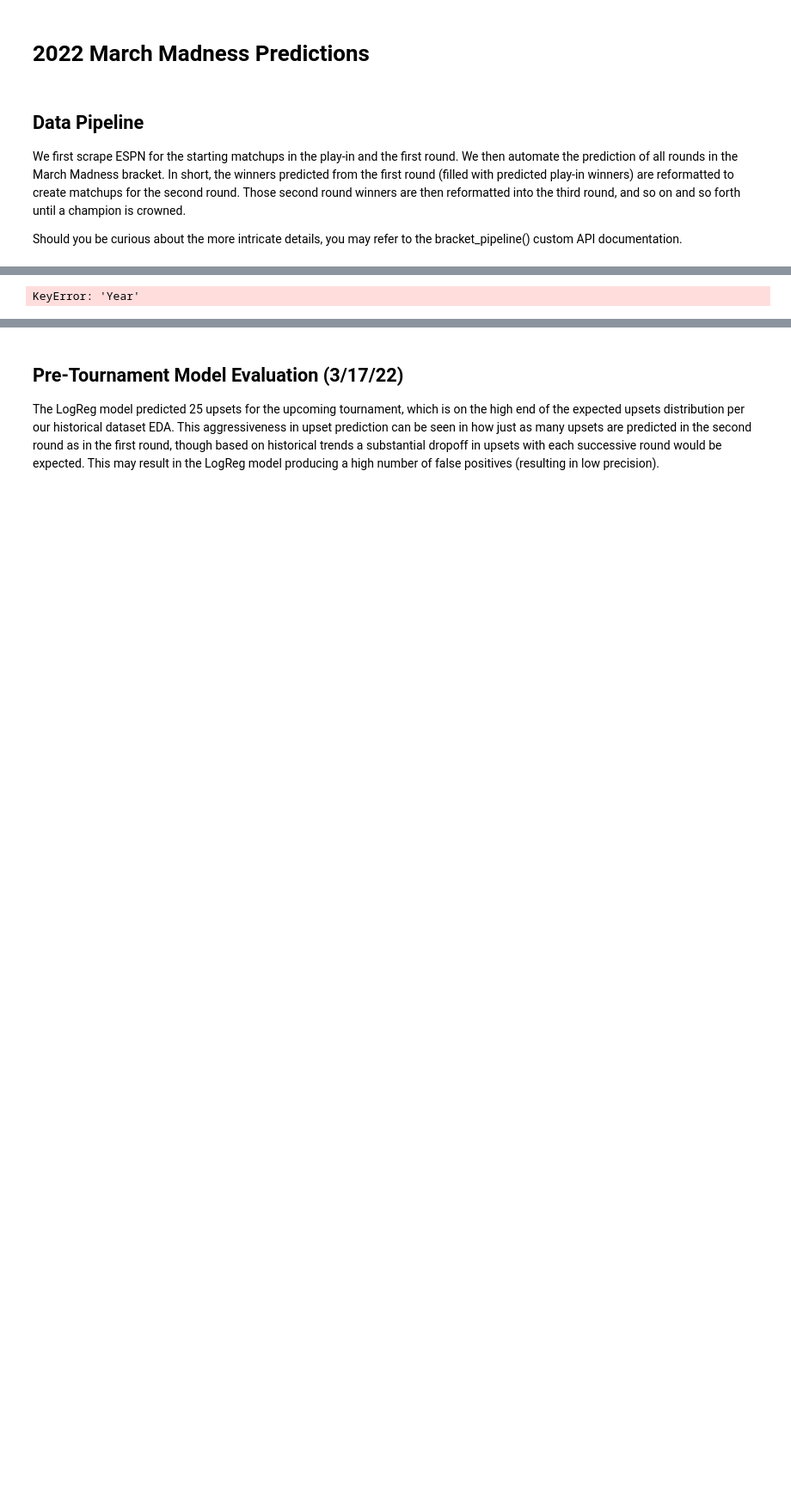
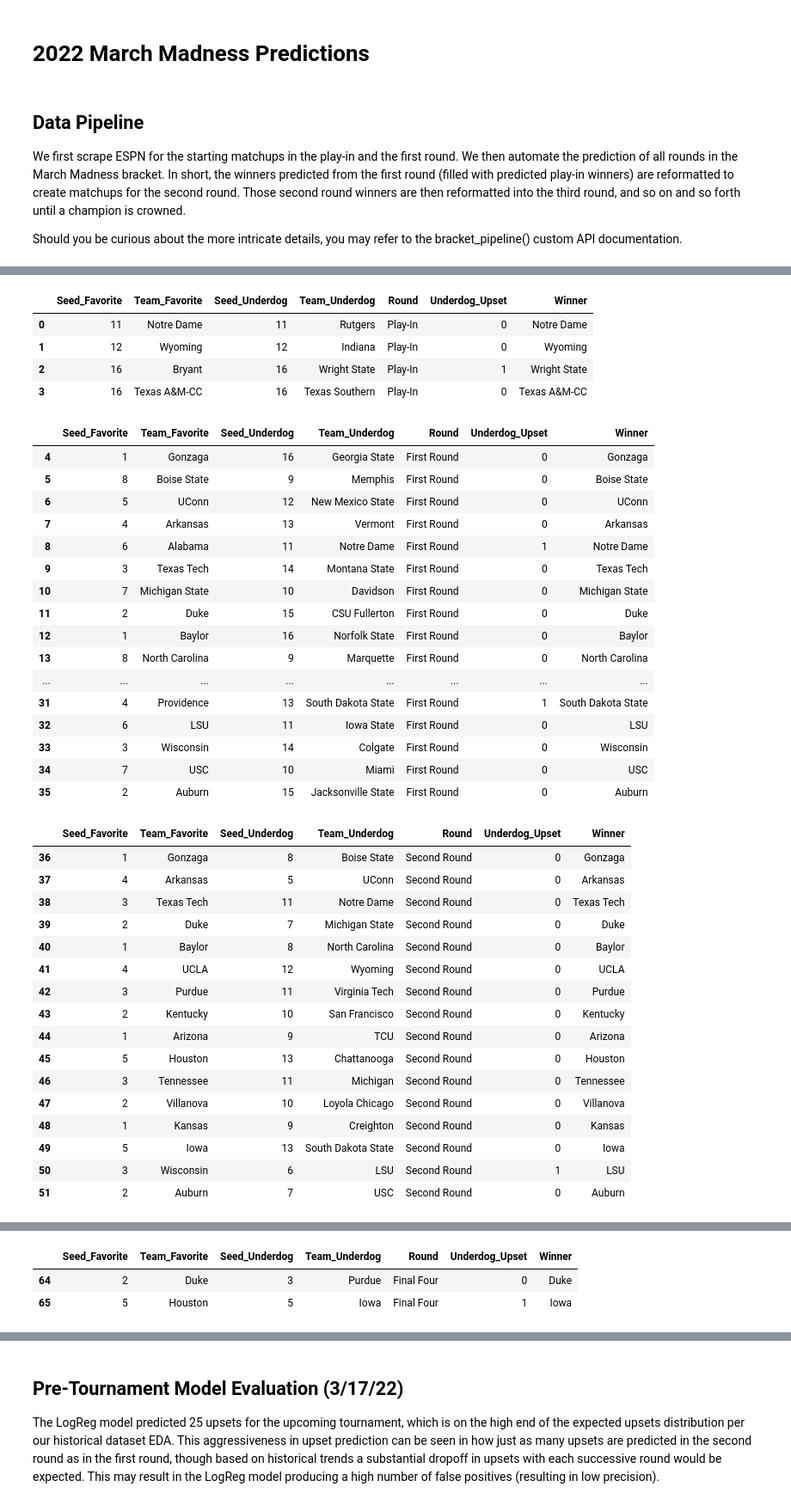
Before and after one commit to matthew-agard/March-Madness-Predictions, a Jupyter notebook: 2022/2022_March_Madness_Predictions.ipynb, the cells around one changed output, grey strips where cells are left out. Shown at 86% size. Cells and saved outputs as stored; diff of their text form; code cells hidden in the pictures; blank space fills up the shorter version.

```diff
--- a/2022/2022_March_Madness_Predictions.ipynb
+++ b/2022/2022_March_Madness_Predictions.ipynb
@@ -681,10 +678,48 @@ display(play_in), display(first_round)
 (None, None)
 # %%
 # Create DataFrame with all March Madness predictions
-bracket_preds = bracket_pipeline(curr_year, play_in, first_round, best_model, fit_df, null_drops)
+bracket_preds = bracket_pipeline(curr_year, play_in, first_round, best_model, data_cuts, null_drops)
 
 # Display bracket_pipeline() predictions by round
 for _round in bracket_preds['Round'].unique():
     display(bracket_preds[bracket_preds['Round'] == _round])
 # %% [output]
-KeyError: 'Year'
+|  | Seed_Favorite | Team_Favorite | Seed_Underdog | Team_Underdog | Round | Underdog_Upset | Winner |
+| 0 | 11 | Notre Dame | 11 | Rutgers | Play-In | 0 | Notre Dame |
+| 1 | 12 | Wyoming | 12 | Indiana | Play-In | 0 | Wyoming |
+| 2 | 16 | Bryant | 16 | Wright State | Play-In | 1 | Wright State |
+| 3 | 16 | Texas A&M-CC | 16 | Texas Southern | Play-In | 0 | Texas A&M-CC |
+|  | Seed_Favorite | Team_Favorite | Seed_Underdog | Team_Underdog | Round | Underdog_Upset | Winner |
+| 4 | 1 | Gonzaga | 16 | Georgia State | First Round | 0 | Gonzaga |
+| 5 | 8 | Boise State | 9 | Memphis | First Round | 0 | Boise State |
+| 6 | 5 | UConn | 12 | New Mexico State | First Round | 0 | UConn |
+| 7 | 4 | Arkansas | 13 | Vermont | First Round | 0 | Arkansas |
+| 8 | 6 | Alabama | 11 | Notre Dame | First Round | 1 | Notre Dame |
+| 9 | 3 | Texas Tech | 14 | Montana State | First Round | 0 | Texas Tech |
+| 10 | 7 | Michigan State | 10 | Davidson | First Round | 0 | Michigan State |
+| 11 | 2 | Duke | 15 | CSU Fullerton | First Round | 0 | Duke |
+| 12 | 1 | Baylor | 16 | Norfolk State | First Round | 0 | Baylor |
+| 13 | 8 | North Carolina | 9 | Marquette | First Round | 0 | North Carolina |
+| ... | ... | ... | ... | ... | ... | ... | ... |
+| 31 | 4 | Providence | 13 | South Dakota State | First Round | 1 | South Dakota State |
+| 32 | 6 | LSU | 11 | Iowa State | First Round | 0 | LSU |
+| 33 | 3 | Wisconsin | 14 | Colgate | First Round | 0 | Wisconsin |
+| 34 | 7 | USC | 10 | Miami | First Round | 0 | USC |
+| 35 | 2 | Auburn | 15 | Jacksonville State | First Round | 0 | Auburn |
+|  | Seed_Favorite | Team_Favorite | Seed_Underdog | Team_Underdog | Round | Underdog_Upset | Winner |
+| 36 | 1 | Gonzaga | 8 | Boise State | Second Round | 0 | Gonzaga |
+| 37 | 4 | Arkansas | 5 | UConn | Second Round | 0 | Arkansas |
+| 38 | 3 | Texas Tech | 11 | Notre Dame | Second Round | 0 | Texas Tech |
+| 39 | 2 | Duke | 7 | Michigan State | Second Round | 0 | Duke |
+| 40 | 1 | Baylor | 8 | North Carolina | Second Round | 0 | Baylor |
+| 41 | 4 | UCLA | 12 | Wyoming | Second Round | 0 | UCLA |
+| 42 | 3 | Purdue | 11 | Virginia Tech | Second Round | 0 | Purdue |
+| 43 | 2 | Kentucky | 10 | San Francisco | Second Round | 0 | Kentucky |
+| 44 | 1 | Arizona | 9 | TCU | Second Round | 0 | Arizona |
+| 45 | 5 | Houston | 13 | Chattanooga | Second Round | 0 | Houston |
+| 46 | 3 | Tennessee | 11 | Michigan | Second Round | 0 | Tennessee |
+| 47 | 2 | Villanova | 10 | Loyola Chicago | Second Round | 0 | Villanova |
+| 48 | 1 | Kansas | 9 | Creighton | Second Round | 0 | Kansas |
+| 49 | 5 | Iowa | 13 | South Dakota State | Second Round | 0 | Iowa |
+| 50 | 3 | Wisconsin | 6 | LSU | Second Round | 1 | LSU |
+| 51 | 2 | Auburn | 7 | USC | Second Round | 0 | Auburn |
@@ -690,0 +740,3 @@ KeyError: 'Year'
+|  | Seed_Favorite | Team_Favorite | Seed_Underdog | Team_Underdog | Round | Underdog_Upset | Winner |
+| 64 | 2 | Duke | 3 | Purdue | Final Four | 0 | Duke |
+| 65 | 5 | Houston | 5 | Iowa | Final Four | 1 | Iowa |
```
Also changed, not shown: parts of 16 cells of this notebook.
